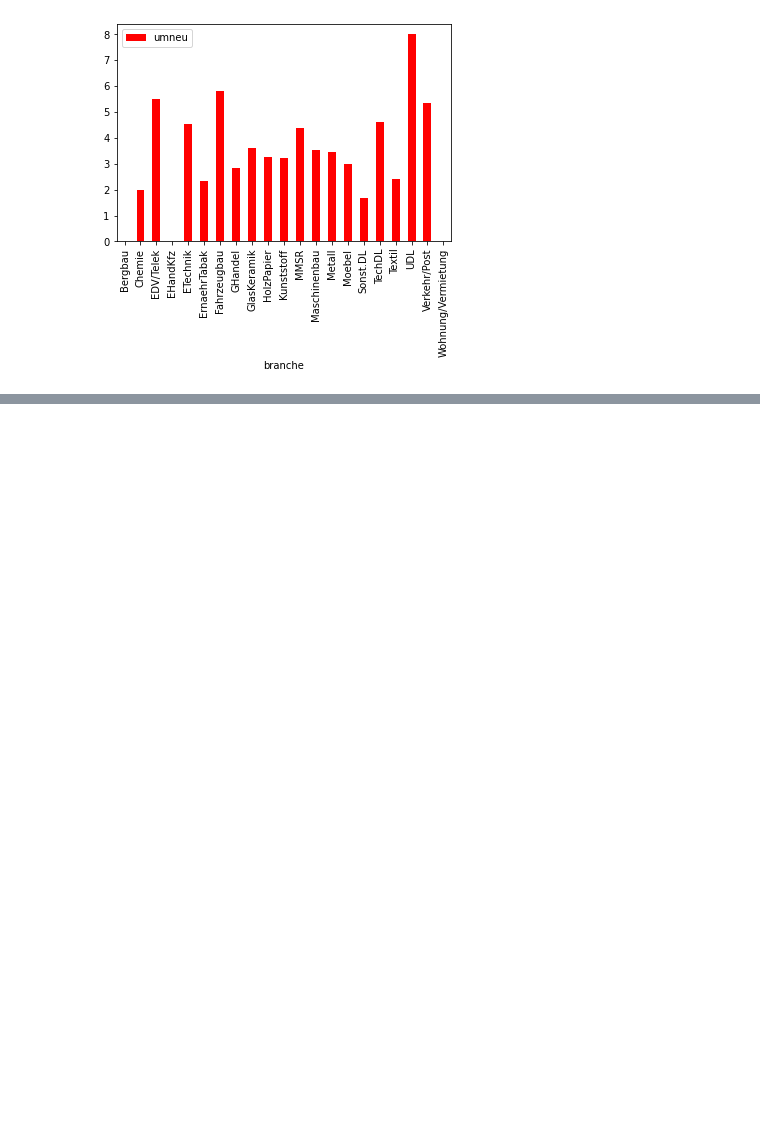
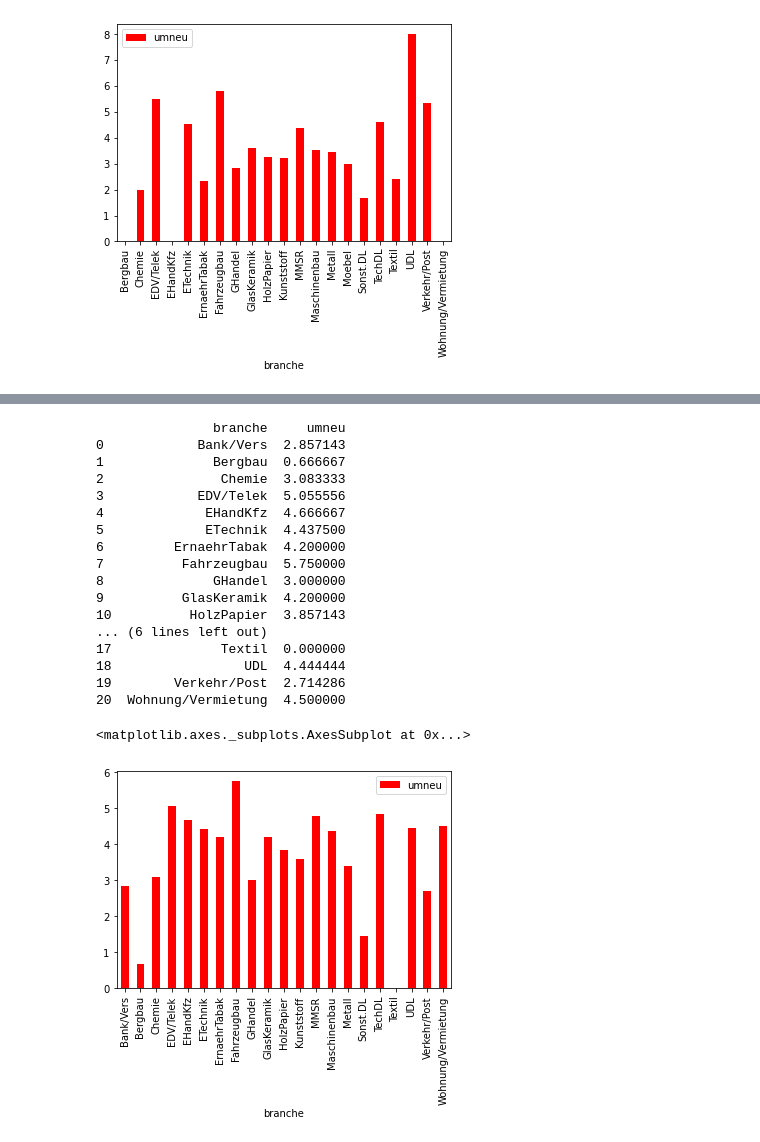
Before and after one commit to limarizon/Economics-and-Innovation-of-IP-Practica, a Jupyter notebook: script.ipynb, the cells around one changed output, grey strips where cells are left out. Cells and saved outputs as stored; diff of their text form; code cells hidden in the pictures; blank space fills up the shorter version.

```diff
--- a/script.ipynb
+++ b/script.ipynb
@@ -340,0 +307,32 @@ copyrightsAnalysis.plot(kind='bar', x='branche', y= 'umneu', color='red')
+# %%
+#Complex design
+dfCommon6 = dataSet.filter(items=['branche', 'umneu', 'schutz6'])
+dfCommon6 = dfCommon6.replace(['x=0','0<x<5','5<=x<10','10<=x<15','15<=x<20',
+                                           '20<=x<30','30<=x<50', '50<=x<75', '75<=x<=100'],
+                                          [0,1,2,3,4,5,6,7,8])
+dfCommon6 = dfCommon6.loc[dfCommon6['schutz6']=='ja']
+
+dfCommon6['branche'].unique()
+complexdesignAnalysis = dfCommon6.groupby('branche', as_index=False)['umneu'].mean()
+print(complexdesignAnalysis)
+complexdesignAnalysis.plot(kind='bar', x='branche', y= 'umneu', color='red')
+# %% [output]
+               branche     umneu
+0            Bank/Vers  2.857143
+1              Bergbau  0.666667
+2               Chemie  3.083333
+3            EDV/Telek  5.055556
+4             EHandKfz  4.666667
+5             ETechnik  4.437500
+6         ErnaehrTabak  4.200000
+7          Fahrzeugbau  5.750000
+8              GHandel  3.000000
+9          GlasKeramik  4.200000
+10          HolzPapier  3.857143
+... (6 lines left out)
+17              Textil  0.000000
+18                 UDL  4.444444
+19        Verkehr/Post  2.714286
+20  Wohnung/Vermietung  4.500000
+<matplotlib.axes._subplots.AxesSubplot at 0x...>
+[figure, added]
```
Also changed, not shown: parts of 8 cells of this notebook.
